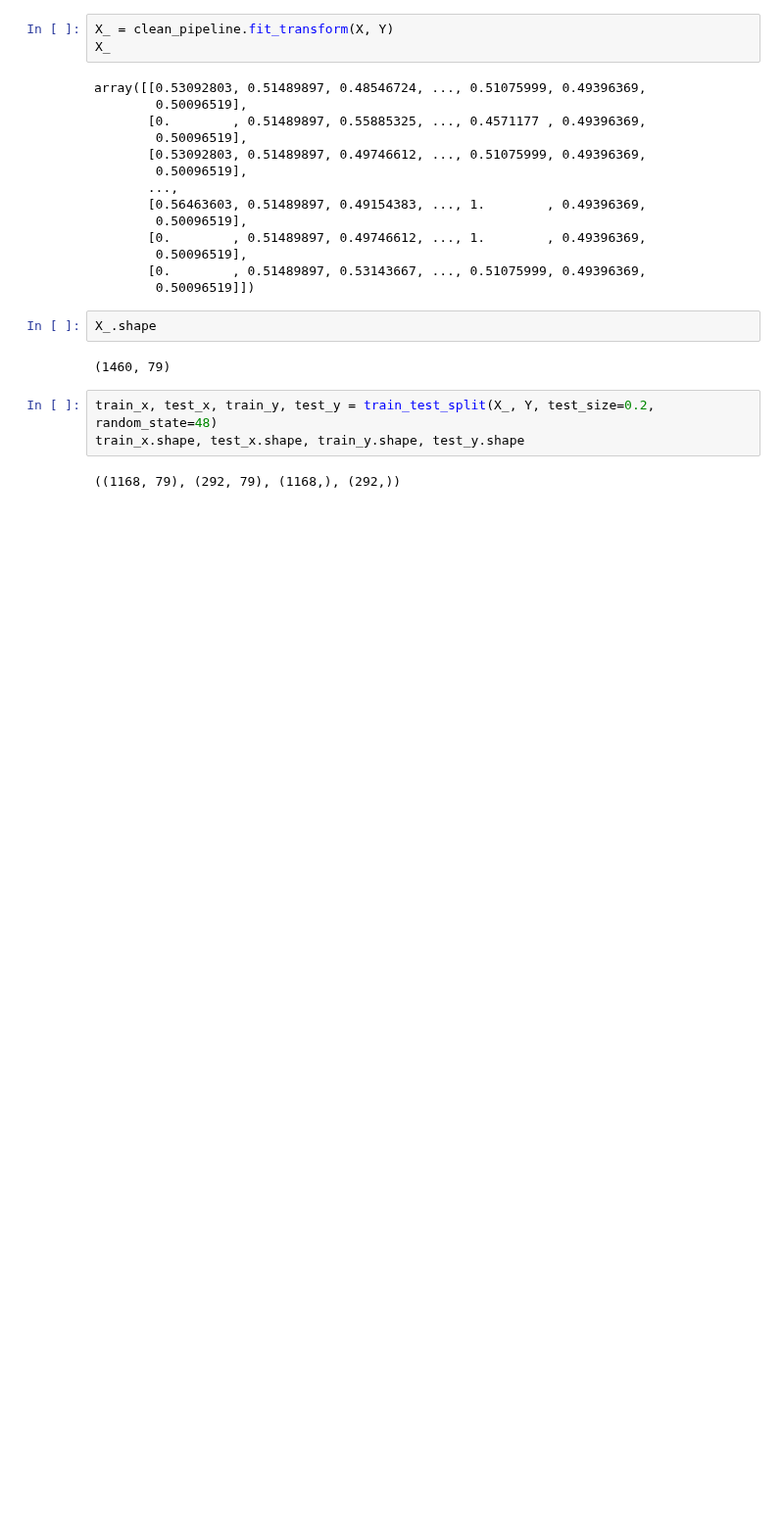
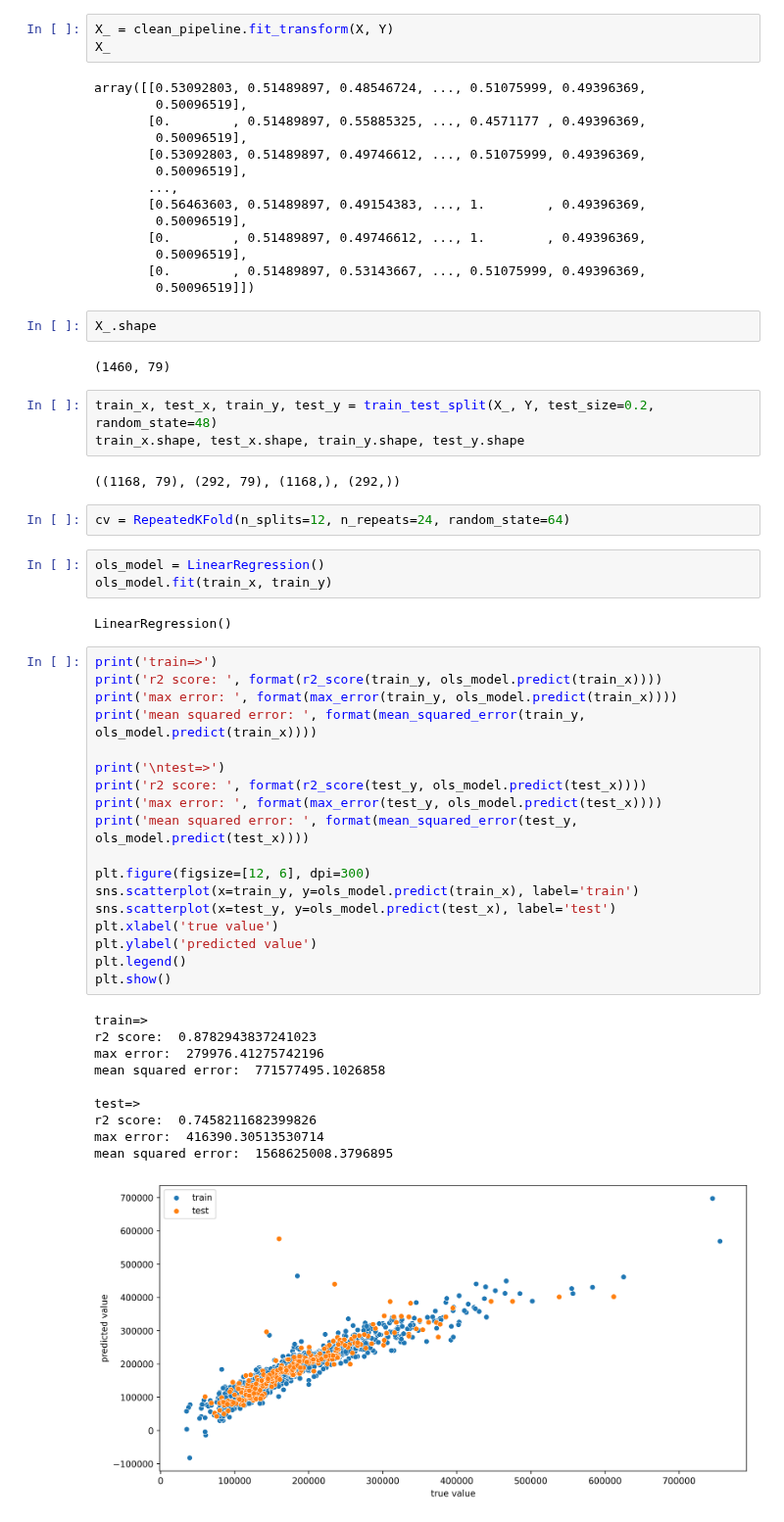
Before and after one commit to ashen007/HousePricePrediction, a Jupyter notebook: model/baseline models.ipynb, the cells around one changed output. Shown at 98% size. Cells and saved outputs as stored; diff of their text form; blank space fills up the shorter version.

```diff
--- a/model/baseline models.ipynb
+++ b/model/baseline models.ipynb
@@ -146,3 +146,39 @@ train_x, test_x, train_y, test_y = train_test_split(X_, Y, test_size=0.2, random
 train_x.shape, test_x.shape, train_y.shape, test_y.shape
 # %% [output]
 ((1168, 79), (292, 79), (1168,), (292,))
+# %%
+cv = RepeatedKFold(n_splits=12, n_repeats=24, random_state=64)
+# %%
+ols_model = LinearRegression()
+ols_model.fit(train_x, train_y)
+# %% [output]
+LinearRegression()
+# %%
+print('train=>')
+print('r2 score: ', format(r2_score(train_y, ols_model.predict(train_x))))
+print('max error: ', format(max_error(train_y, ols_model.predict(train_x))))
+print('mean squared error: ', format(mean_squared_error(train_y, ols_model.predict(train_x))))
+
+print('\ntest=>')
+print('r2 score: ', format(r2_score(test_y, ols_model.predict(test_x))))
+print('max error: ', format(max_error(test_y, ols_model.predict(test_x))))
+print('mean squared error: ', format(mean_squared_error(test_y, ols_model.predict(test_x))))
+
+plt.figure(figsize=[12, 6], dpi=300)
+sns.scatterplot(x=train_y, y=ols_model.predict(train_x), label='train')
+sns.scatterplot(x=test_y, y=ols_model.predict(test_x), label='test')
+plt.xlabel('true value')
+plt.ylabel('predicted value')
+plt.legend()
+plt.show()
+# %% [output]
+train=>
+r2 score:  0.8782943837241023
+max error:  279976.41275742196
+mean squared error:  771577495.1026858
+
+test=>
+r2 score:  0.7458211682399826
+max error:  416390.30513530714
+mean squared error:  1568625008.3796895
+[figure, added]
```
